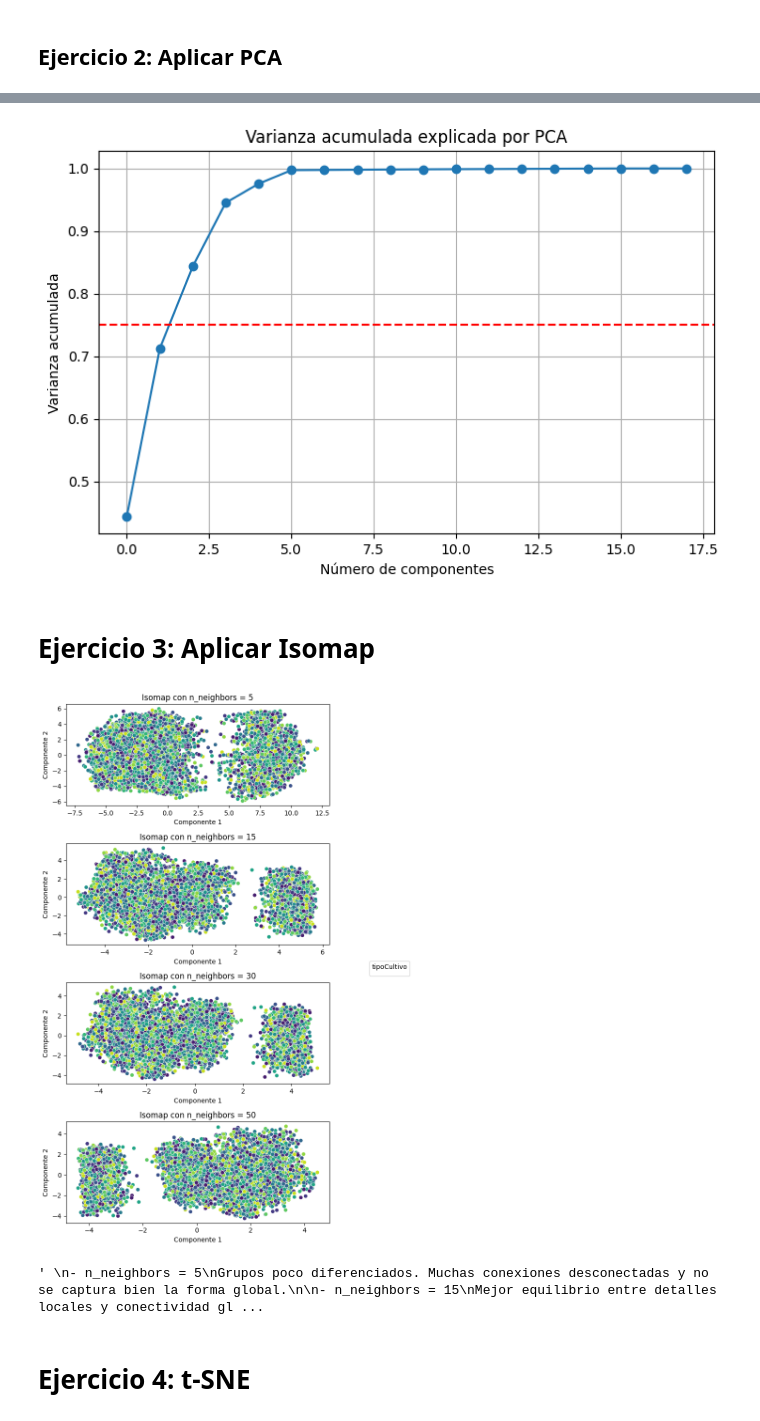
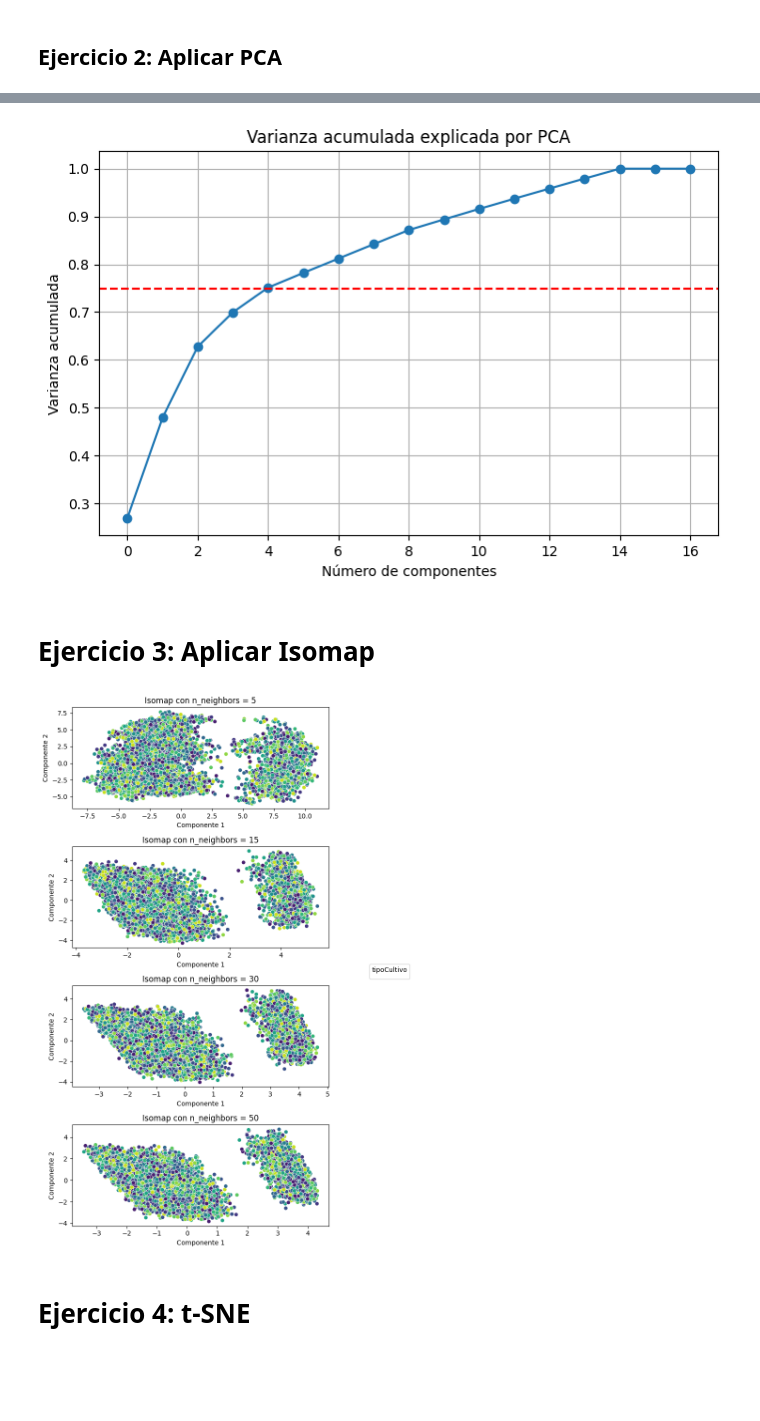
Before and after one commit to GrimaldiDamian/TP-MINERIA, a Jupyter notebook: TP_MINERIA.ipynb, the cells around one changed output, grey strips where cells are left out. Drawn from its saved outputs; the diff is of its cells as text; code cells hidden in the pictures; blank space fills up the shorter version.

Commit message:
Agregamos escalado previo a PCA

```diff
--- a/TP_MINERIA.ipynb
+++ b/TP_MINERIA.ipynb
@@ -123,11 +124,20 @@ x = cultivos.drop(columns=['tipoCultivo'])
 y = cultivos['tipoCultivo']
 
 # Aplicamos One-hot encoding de todas las columnas categóricas
-cultivos_ohe = pd.get_dummies( x, columns=['tipoSuelo', 'nombreFertilizante'])
+cultivos_ohe = pd.get_dummies(x, columns=['tipoSuelo', 'nombreFertilizante'])
+nuevo = cultivos_ohe.drop(columns=['potasio'])
+
+# Normalizamos las variables continuas con escalado estándar
+scaler = StandardScaler()
+columns_to_scale = ['temperatura', 'humedad', 'nitrogeno', 'fosforo', 'aguaEnSuelo']
+scaled_values = scaler.fit_transform(nuevo[columns_to_scale])
+cultivos_ohe_scaled = nuevo.copy()
+cultivos_ohe_scaled[columns_to_scale] = scaled_values
+X_scaled = cultivos_ohe_scaled
 
 # Aplicamos PCA sobre el nuevo dataset
 pca = PCA()
-cultivos_pca = pca.fit_transform(cultivos_ohe)
+cultivos_pca = pca.fit_transform(X_scaled)
 
 varianza_acumulada = np.cumsum(pca.explained_variance_ratio_)
 n_componentes = np.argmax(varianza_acumulada > 0.75) + 1
@@ -144,5 +154,5 @@ plt.title('Varianza acumulada explicada por PCA')
 plt.grid(True)
 plt.show()
 # %% [output]
-[figure, old version]
+[figure, new version]
 # %%
@@ -166,43 +174,35 @@ fig.show()
 # %% [markdown]
 # Ejercicio 3: Aplicar Isomap
 # %%
-scaler = StandardScaler()
-columns_to_scale = ['temperatura', 'humedad', 'nitrogeno', 'potasio', 'fosforo', 'aguaEnSuelo']
-scaled_values = scaler.fit_transform(cultivos_ohe[columns_to_scale])
-cultivos_ohe_scaled = cultivos_ohe.copy()
-cultivos_ohe_scaled[columns_to_scale] = scaled_values
-X_scaled = cultivos_ohe_scaled
-
 vecinos_list = [5, 15, 30, 50]
 fig, axes = plt.subplots(len(vecinos_list), 1, figsize=(8, 12))
 
 handles, labels = None, None
 
 for idx, (n_neighbors, ax) in enumerate(zip(vecinos_list, axes)):
     isomap = Isomap(n_neighbors=n_neighbors, n_components=2)
     X_isomap = isomap.fit_transform(X_scaled)
 
     scatter = sns.scatterplot(
         x=X_isomap[:, 0],
         y=X_isomap[:, 1],
         hue=y,
         palette='viridis',
         legend=False,
         ax=ax
     )
     if idx == 0:
         handles, labels = scatter.get_legend_handles_labels()
 
     ax.set_title(f'Isomap con n_neighbors = {n_neighbors}')
     ax.set_xlabel('Componente 1')
     ax.set_ylabel('Componente 2')
 
 plt.tight_layout(rect=[0, 0, 0.8, 1])
 fig.legend(handles, labels, loc='center right', title='tipoCultivo')
 plt.show()
 # %% [output]
-[figure, old version]
+[figure, new version]
-' \n- n_neighbors = 5\nGrupos poco diferenciados. Muchas conexiones desconectadas y no se captura bien la forma global.\n\n- n_neighbors = 15\nMejor equilibrio entre detalles locales y conectividad gl ...
 # %% [markdown]
 # Ejercicio 4: t-SNE
 # %%
```
Also changed, not shown: parts of 5 cells of this notebook.
